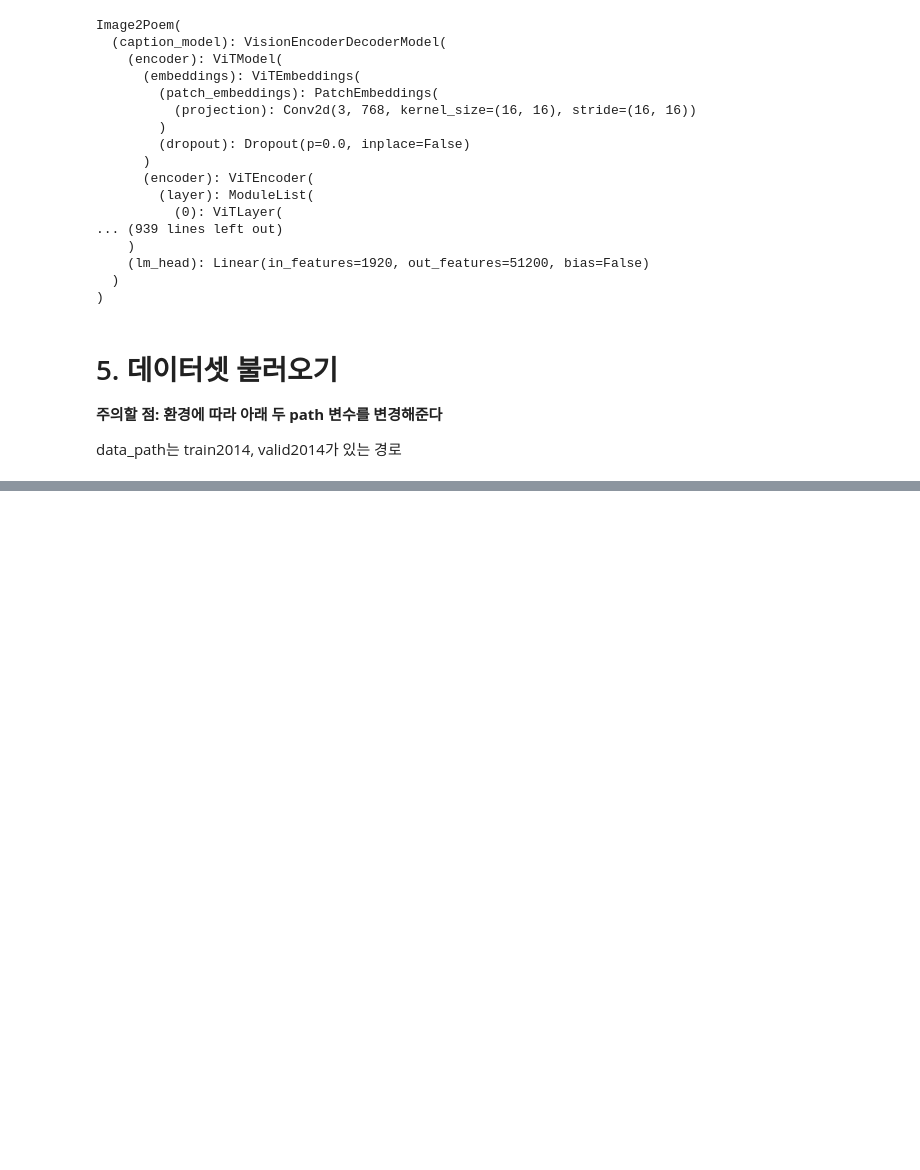
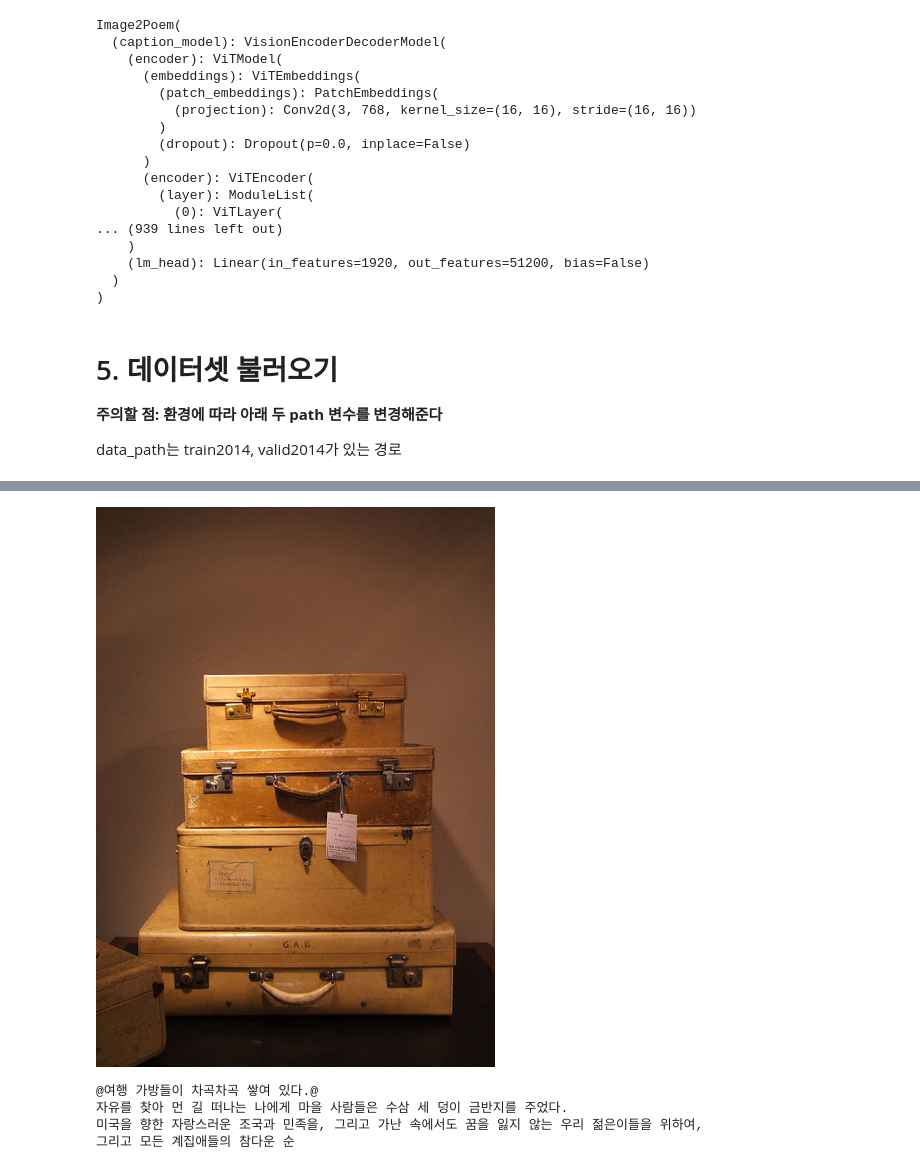
Before and after one commit to godjw/final-project-level3-nlp-08, a Jupyter notebook: prototype.ipynb, the cells around one changed output, grey strips where cells are left out. Saved outputs shown, nothing was run; the diff lists cells and outputs as text; code cells hidden in the pictures; blank space fills up the shorter version.

```diff
--- a/prototype.ipynb
+++ b/prototype.ipynb
@@ -140,2 +155,8 @@ img, label = val_df['img_paths'], val_df['labels']
+# %%
+impath = '/opt/ml/final-project-level3-nlp-08/train2014/'
+#img_name = "COCO_train2014_000000123837"
+img_name = "COCO_train2014_000000123831"
+filetype = ".jpg"
+filename = impath + img_name + filetype
 # %%
 #index = 66
@@ -148,0 +231,12 @@ prototype_model(img[index])
+# %%
+display(Image2See(filename=filename))
+for i in range(1):
+    #print(f"trial{i}")
+    print(prototype_model(filename))
+    #print()
+# %% [output]
+[figure, added]
+@여행 가방들이 차곡차곡 쌓여 있다.@
+자유를 찾아 먼 길 떠나는 나에게 마을 사람들은 수삼 세 덩이 금반지를 주었다.
+미국을 향한 자랑스러운 조국과 민족을, 그리고 가난 속에서도 꿈을 잃지 않는 우리 젊은이들을 위하여,
+그리고 모든 계집애들의 참다운 순
```
Also changed, not shown: parts of 11 cells of this notebook, 3 other files.
